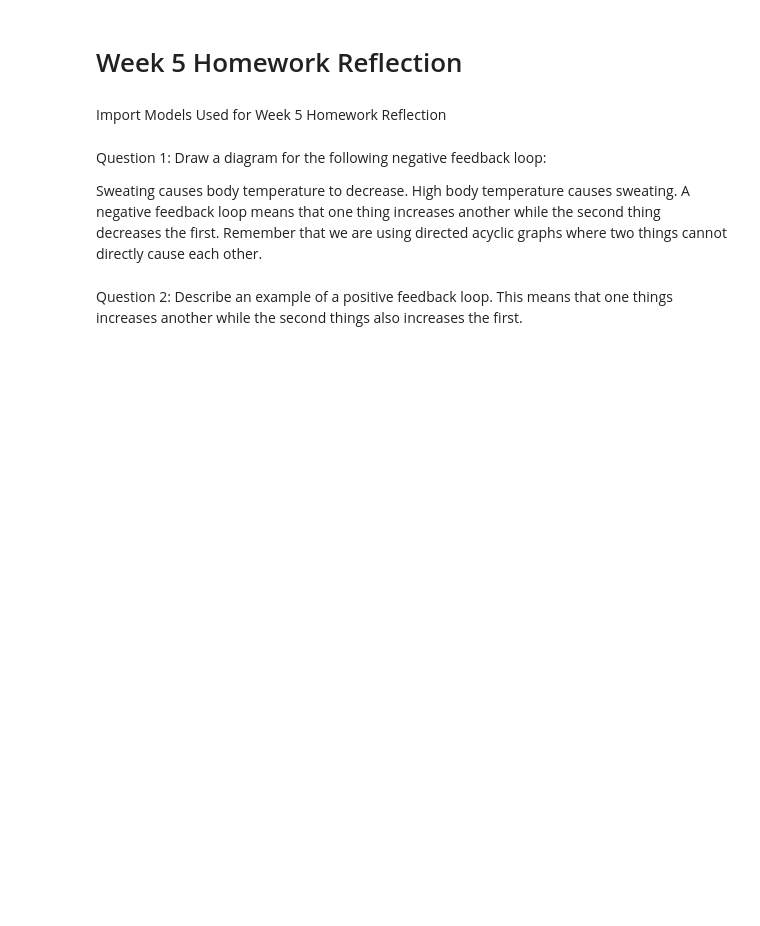
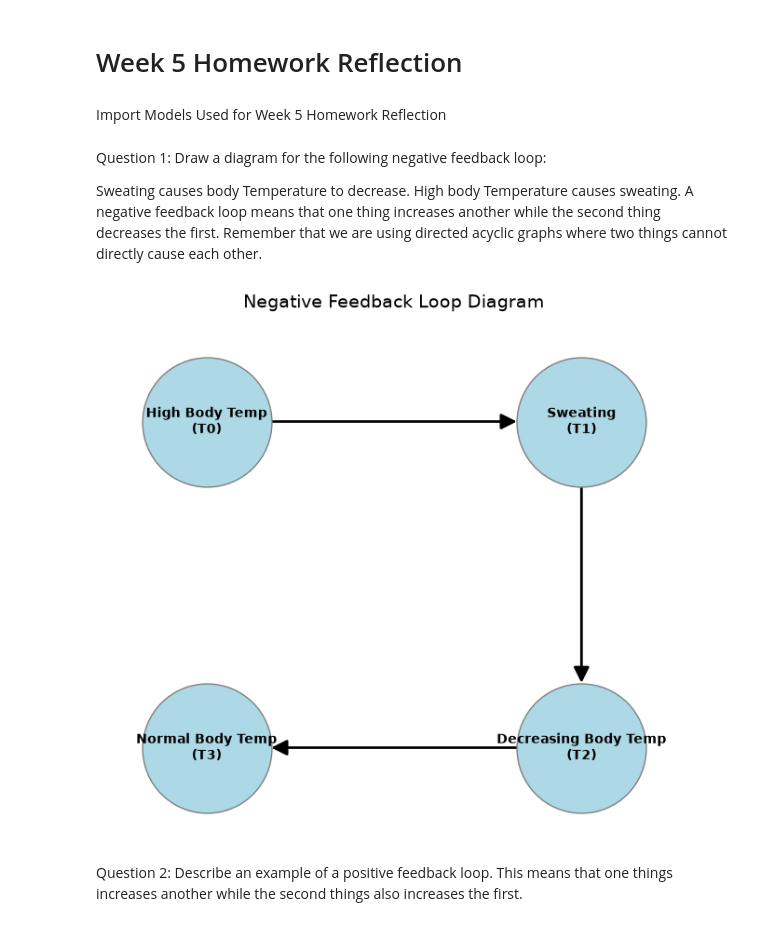
Before and after one commit to tware5-star/DX702-mod-6, a Jupyter notebook: Homework Reflection: Weeks 5-8.ipynb, the cells around one changed output. Drawn from its saved outputs; the diff is of its cells as text; code cells hidden in the pictures; blank space fills up the shorter version.

```diff
--- a/Homework Reflection: Weeks 5-8.ipynb
+++ b/Homework Reflection: Weeks 5-8.ipynb
@@ -7,8 +46,69 @@ Import Models Used for Week 5 Homework Reflection
 # %% [markdown]
 Question 1: Draw a diagram for the following negative feedback loop:
 
-Sweating causes body temperature to decrease.  High body temperature causes sweating.
+Sweating causes body Temperature to decrease.  High body Temperature causes sweating.
 A negative feedback loop means that one thing increases another while the second thing decreases the first.
 Remember that we are using directed acyclic graphs where two things cannot directly cause each other.
+# %%
+# Initialize Directed Graph
+dag = nx.DiGraph()
+
+# Shortened names so they fit perfectly inside the circles
+nodes = [
+    "High Body Temp\n(T0)",
+    "Sweating\n(T1)",
+    "Decreasing Body Temp\n(T2)",
+    "Normal Body Temp\n(T3)",
+]
+dag.add_nodes_from(nodes)
+
+# Causal chain moving through time
+edges = [
+    ("High Body Temp\n(T0)", "Sweating\n(T1)"),
+    ("Sweating\n(T1)", "Decreasing Body Temp\n(T2)"),
+    ("Decreasing Body Temp\n(T2)", "Normal Body Temp\n(T3)"),
+]
+dag.add_edges_from(edges)
+
+# Grid Layout: 2 nodes on top, 2 on bottom
+# Format is (X, Y) coordinate
+pos = {
+    "High Body Temp\n(T0)": (0, 1),  # Top Left
+    "Sweating\n(T1)": (1, 1),  # Top Right
+    "Decreasing Body Temp\n(T2)": (1, 0),  # Bottom Right
+    "Normal Body Temp\n(T3)": (0, 0),  # Bottom Left
+}
+
+
+# Setup the plot canvas
+plt.figure(figsize=(8, 7))
+
+# Draw the nodes with huge circles to contain the text
+nx.draw_networkx_nodes(
+    dag, pos, node_color="lightblue", node_size=10000, edgecolors="gray"
+)
+
+# Draw the labels inside the nodes
+nx.draw_networkx_labels(dag, pos, font_size=10, font_weight="bold")
+
+# Draw the arrows with a large "node_size" padding so they stop
+# at the circle edge, keeping the arrowheads perfectly visible.
+nx.draw_networkx_edges(
+    dag,
+    pos,
+    edgelist=edges,
+    arrowstyle="-|>",
+    arrowsize=25,
+    edge_color="black",
+    width=2,
+    node_size=10000,  # Tells the arrow where the circle boundary is
+)
+
+plt.title("Negative Feedback Loop Diagram", fontsize=14, pad=20)
+plt.axis("off")  # Hide the graph axis grid
+plt.margins(0.2)  # Give padding so outer circles aren't cut off
+plt.show()
+# %% [output]
+[figure, added]
 # %% [markdown]
 Question 2: Describe an example of a positive feedback loop.  This means that one things increases another while the second things also increases the first.
```
Also changed, not shown: parts of 16 cells of this notebook.
